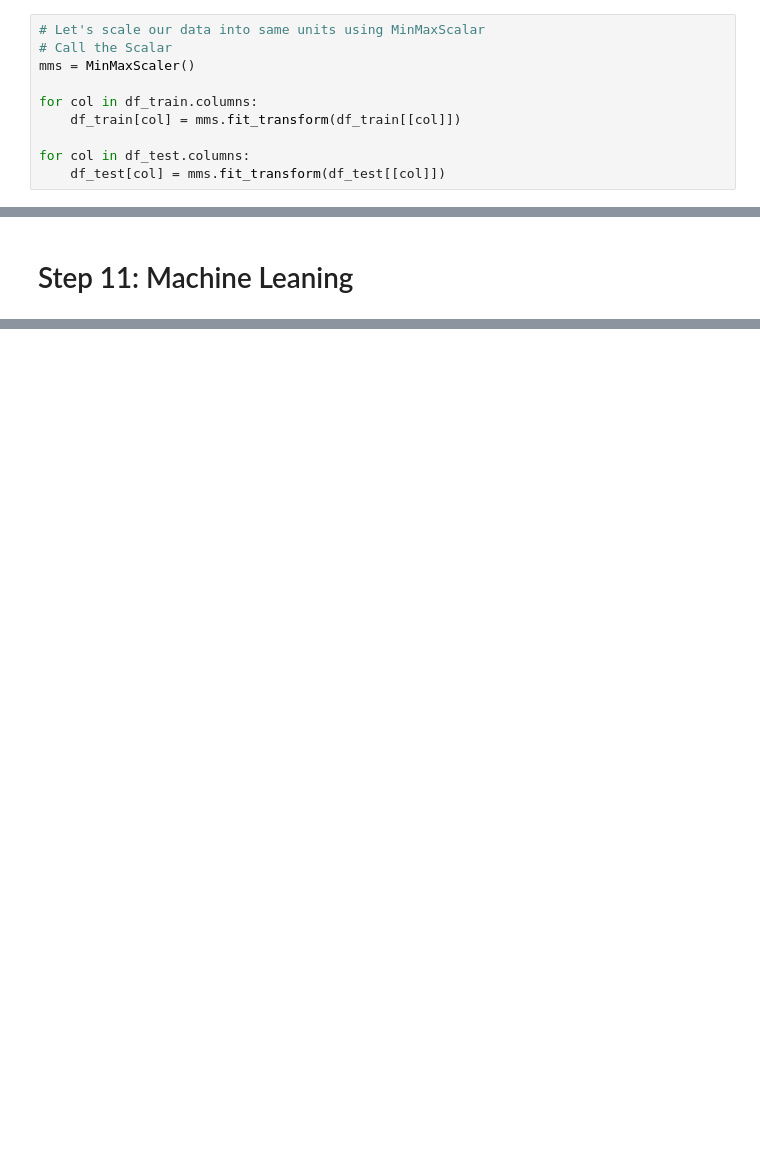
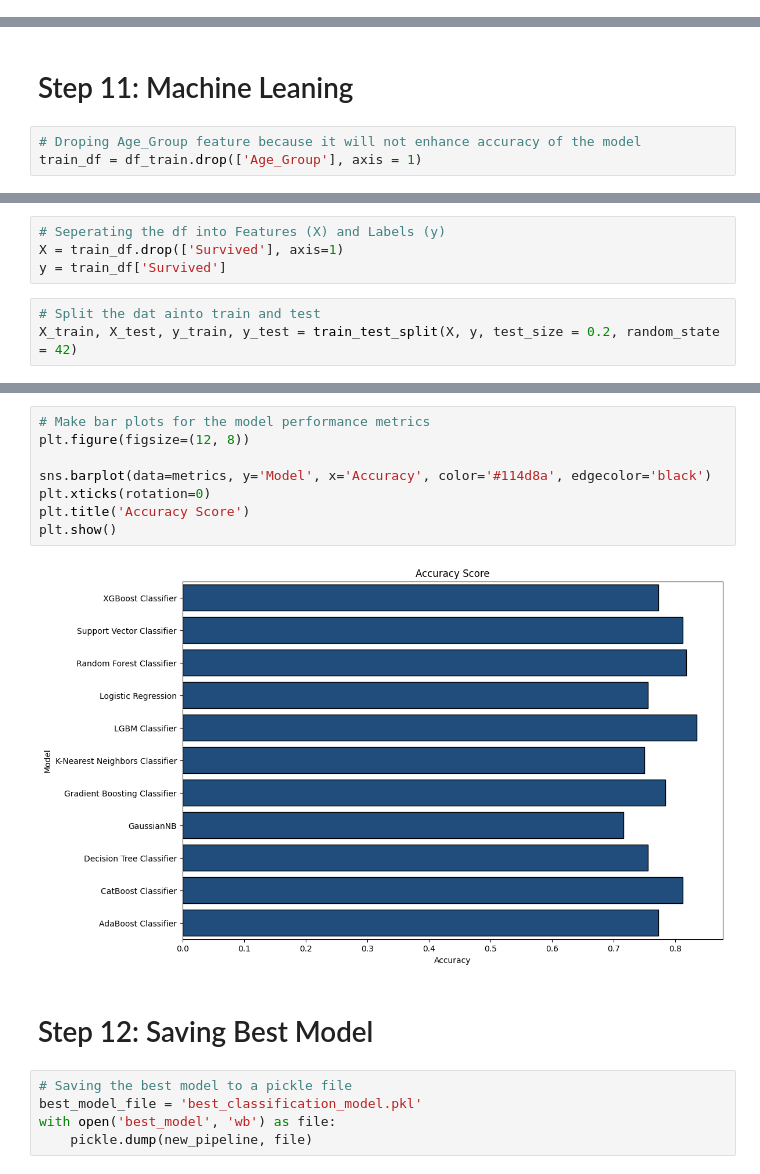
Before and after one commit to HaiderQadri/PYTHON-For-Data-Science_and_AI, a Jupyter notebook: 00_projects/04_titanic_eda_and_model_for_prediction/titanic_eda_and_model.ipynb, the cells around one changed output, grey strips where cells are left out. Cells and saved outputs as stored; diff of their text form; blank space fills up the shorter version.

```diff
--- a/00_projects/04_titanic_eda_and_model_for_prediction/titanic_eda_and_model.ipynb
+++ b/00_projects/04_titanic_eda_and_model_for_prediction/titanic_eda_and_model.ipynb
@@ -893,13 +921,3 @@ df_train.head()
 | 4 | 0 | 3 | 1 | 0.668209 | 0 | 0 | -0.572686 | 2 | 0 |
 # %% [markdown]
 # Step 10: Scaling
-# %%
-# Let's scale our data into same units using MinMaxScalar
-# Call the Scalar
-mms = MinMaxScaler()
-
-for col in df_train.columns:
-    df_train[col] = mms.fit_transform(df_train[[col]])
-
-for col in df_test.columns:
-    df_test[col] = mms.fit_transform(df_test[[col]])
@@ -916,2 +966,5 @@ df_train.sample(5)
 # %% [markdown]
 # Step 11: Machine Leaning
+# %%
+# Droping Age_Group feature because it will not enhance accuracy of the model
+train_df = df_train.drop(['Age_Group'], axis = 1)
@@ -917,0 +977,7 @@ df_train.sample(5)
+# %%
+# Seperating the df into Features (X) and Labels (y)
+X = train_df.drop(['Survived'], axis=1)
+y = train_df['Survived']
+# %%
+# Split the dat ainto train and test
+X_train, X_test, y_train, y_test = train_test_split(X, y, test_size = 0.2, random_state = 42)
@@ -917,0 +1165,17 @@ df_train.sample(5)
+# %%
+# Make bar plots for the model performance metrics
+plt.figure(figsize=(12, 8))
+
+sns.barplot(data=metrics, y='Model', x='Accuracy', color='#114d8a', edgecolor='black')
+plt.xticks(rotation=0)
+plt.title('Accuracy Score')
+plt.show()
+# %% [output]
+[figure, added]
+# %% [markdown]
+# Step 12: Saving Best Model
+# %%
+# Saving the best model to a pickle file
+best_model_file = 'best_classification_model.pkl'
+with open('best_model', 'wb') as file:
+    pickle.dump(new_pipeline, file)
```
Also changed, not shown: parts of 28 cells of this notebook, 6 other files.
